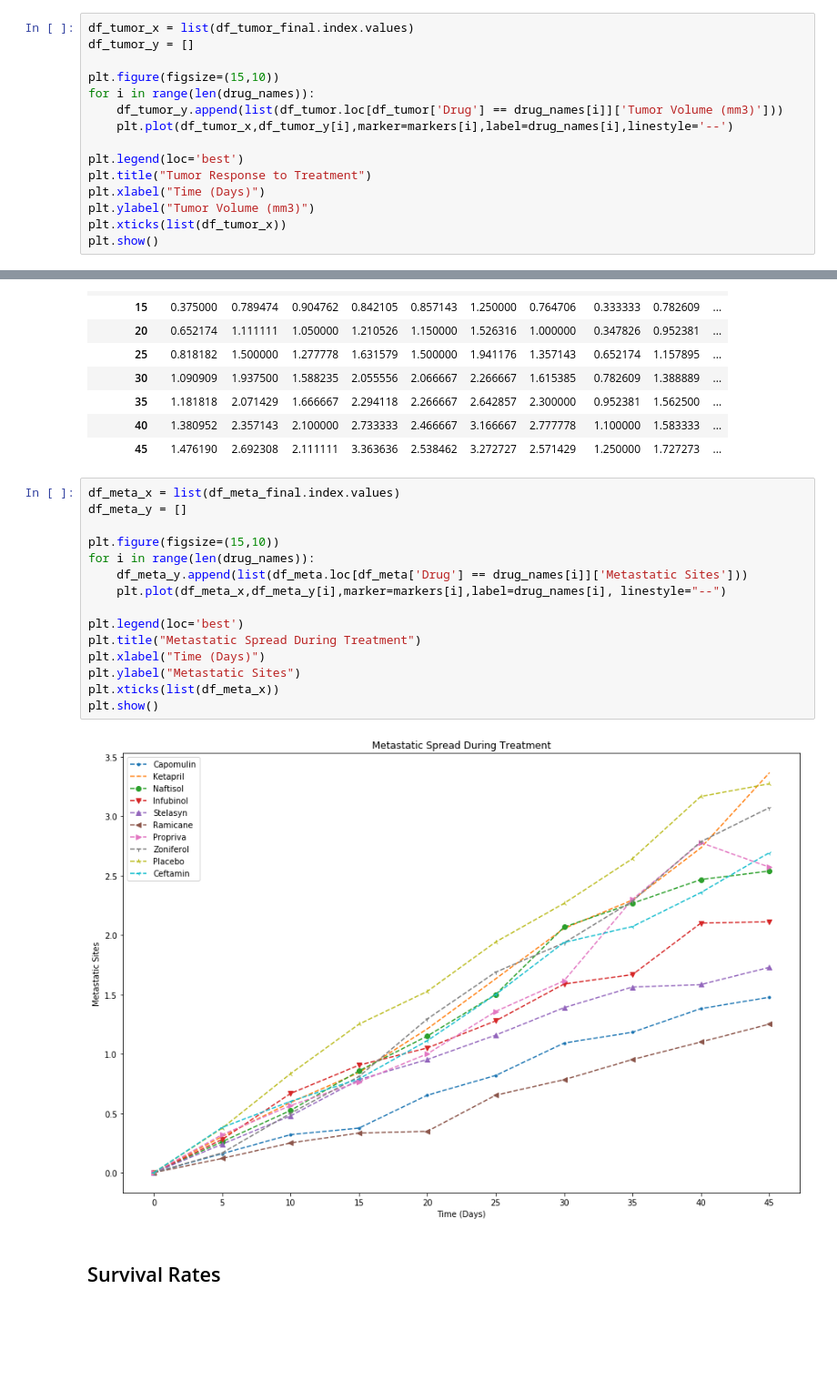
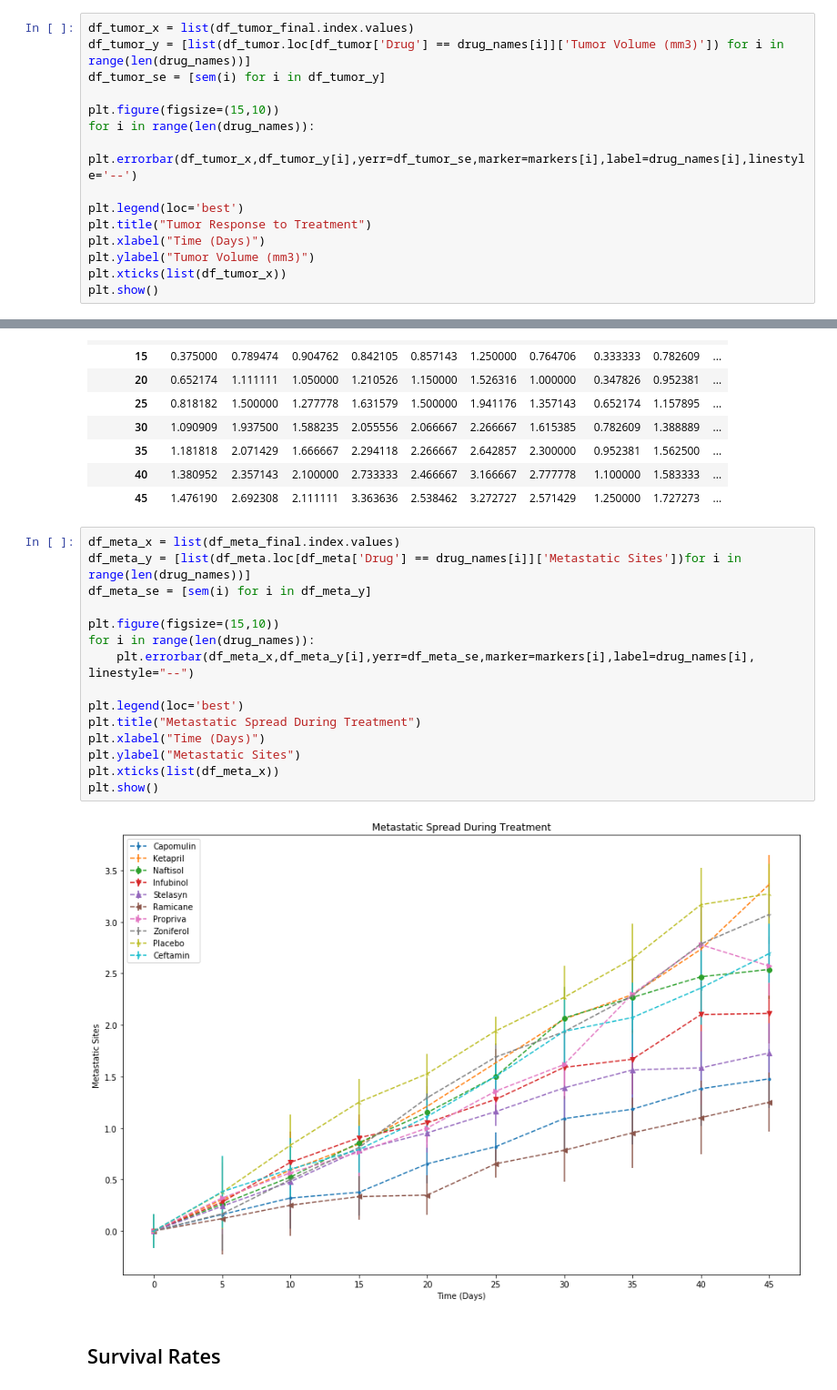
Before and after one commit to jamiejin91/python-challenge, a Jupyter notebook: xJamieJin_HW5/xJamieJin_HW5.ipynb, the cells around one changed output, grey strips where cells are left out. Shown: that part at 91% size. Drawn from its saved outputs; the diff is of its cells as text; blank space fills up the shorter version.

```diff
--- a/xJamieJin_HW5/xJamieJin_HW5.ipynb
+++ b/xJamieJin_HW5/xJamieJin_HW5.ipynb
@@ -42,12 +42,12 @@ df_tumor_final
 | 45 | 36.236114 | 64.132421 | 65.755562 | 70.662958 | 69.265506 | 68.084082 | 66.258529 | 34.955595 | 68.438310 | ... |
 # %%
 df_tumor_x = list(df_tumor_final.index.values)
-df_tumor_y = []
+df_tumor_y = [list(df_tumor.loc[df_tumor['Drug'] == drug_names[i]]['Tumor Volume (mm3)']) for i in range(len(drug_names))]
+df_tumor_se = [sem(i) for i in df_tumor_y]
 
 plt.figure(figsize=(15,10))
 for i in range(len(drug_names)):
-    df_tumor_y.append(list(df_tumor.loc[df_tumor['Drug'] == drug_names[i]]['Tumor Volume (mm3)']))
-    plt.plot(df_tumor_x,df_tumor_y[i],marker=markers[i],label=drug_names[i],linestyle='--')
+    plt.errorbar(df_tumor_x,df_tumor_y[i],yerr=df_tumor_se,marker=markers[i],label=drug_names[i],linestyle='--')
 
 plt.legend(loc='best')
 plt.title("Tumor Response to Treatment")
@@ -84,21 +84,21 @@ df_meta_final
 | 45 | 1.476190 | 2.692308 | 2.111111 | 3.363636 | 2.538462 | 3.272727 | 2.571429 | 1.250000 | 1.727273 | ... |
 # %%
 df_meta_x = list(df_meta_final.index.values)
-df_meta_y = []
+df_meta_y = [list(df_meta.loc[df_meta['Drug'] == drug_names[i]]['Metastatic Sites'])for i in range(len(drug_names))]
+df_meta_se = [sem(i) for i in df_meta_y]
 
 plt.figure(figsize=(15,10))
 for i in range(len(drug_names)):
-    df_meta_y.append(list(df_meta.loc[df_meta['Drug'] == drug_names[i]]['Metastatic Sites']))
-    plt.plot(df_meta_x,df_meta_y[i],marker=markers[i],label=drug_names[i], linestyle="--")
+    plt.errorbar(df_meta_x,df_meta_y[i],yerr=df_meta_se,marker=markers[i],label=drug_names[i], linestyle="--")
 
 plt.legend(loc='best')
 plt.title("Metastatic Spread During Treatment")
 plt.xlabel("Time (Days)")
 plt.ylabel("Metastatic Sites")
 plt.xticks(list(df_meta_x))
 plt.show()
 # %% [output]
-[figure, old version]
+[figure, new version]
 # %% [markdown]
 ## Survival Rates
 # %%
```
Also changed, not shown: parts of 4 cells of this notebook.
